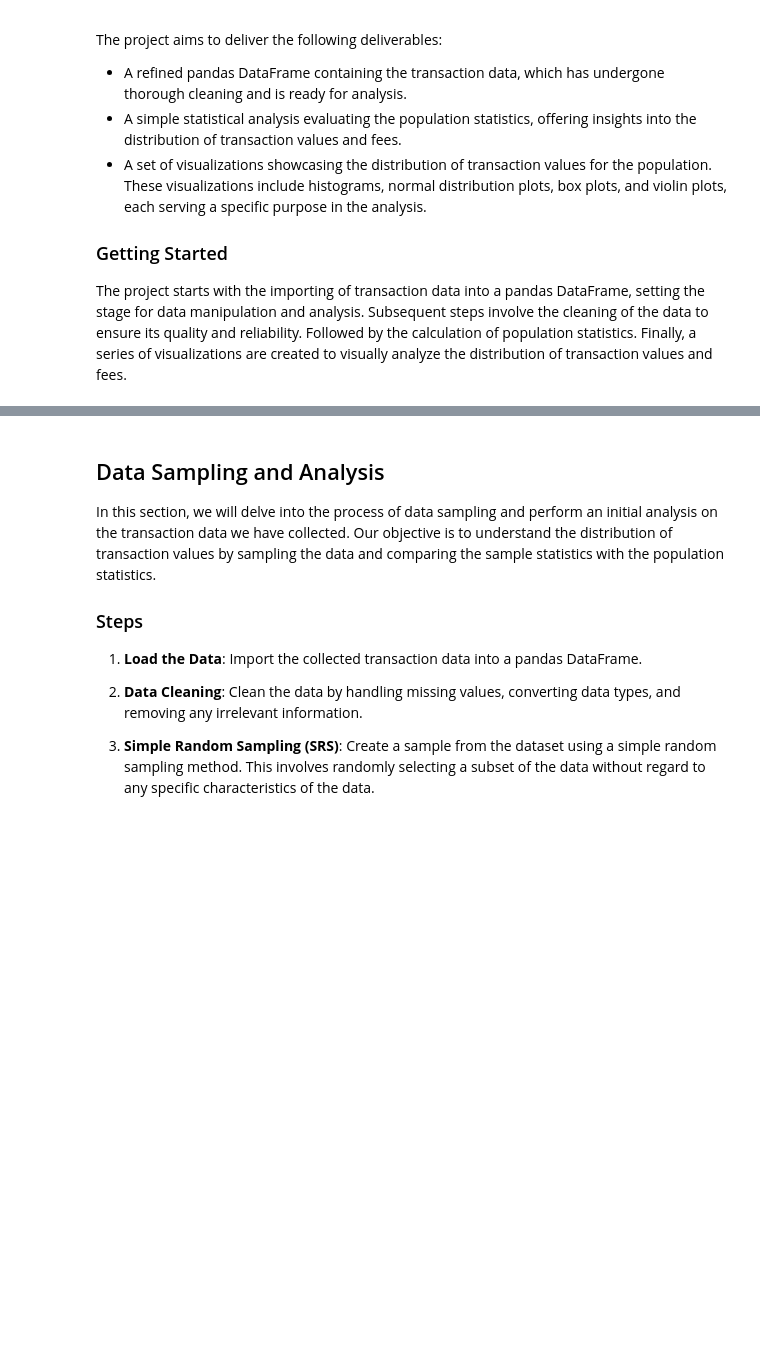
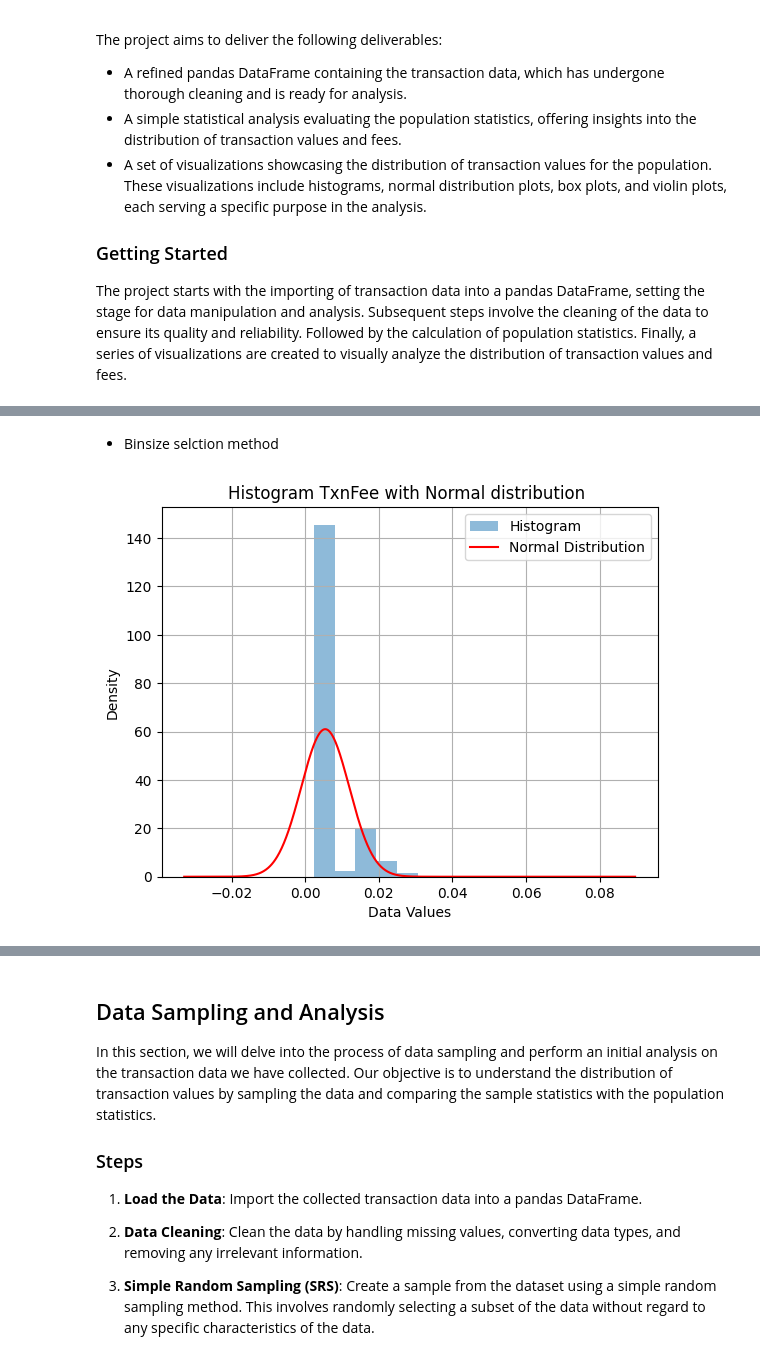
Before and after one commit to amirmfarzane/Data-Science-Course-Projects, a Jupyter notebook: CA0/CA0.ipynb, the cells around one changed output, grey strips where cells are left out. Cells and saved outputs as stored; diff of their text form; code cells hidden in the pictures; blank space fills up the shorter version.

```diff
--- a/CA0/CA0.ipynb
+++ b/CA0/CA0.ipynb
@@ -243,0 +314,34 @@ The project starts with the importing of transaction data into a pandas DataFram
+# %% [markdown]
+- Binsize selction method
+# %%
+from scipy.stats import norm
+import matplotlib.pyplot as plt
+
+def hist_with_normal(df, title):
+    df.plot(kind='hist', bins=10, density=True, alpha=0.5, label='Histogram')
+    # Parameters for the normal distribution (mean and standard deviation)
+    mu, sigma = df.mean(), df.std()
+
+    # Create a range of x values for the curve
+    avg_min_max = (df.max() + df.min())/2
+    x_range = np.linspace( -df.min()-avg_min_max, df.max()+avg_min_max, 1000)
+
+    # Compute the PDF of the normal distribution
+    pdf_values = norm.pdf(x_range, mu, sigma)
+
+    # Plot the normal distribution curve
+    plt.plot(x_range, pdf_values, color='red', label='Normal Distribution')
+
+    # Customize the plot
+    plt.xlabel('Data Values')
+    plt.ylabel('Density')
+    plt.title(title)
+    plt.legend()
+    plt.grid()
+
+    # Show the plot
+    plt.show()
+# %%
+hist_with_normal(df_Value_without_zero['TxnFee'], "Histogram TxnFee with Normal distribution ")
+# %% [output]
+[figure, added]
```
Also changed, not shown: parts of 46 cells of this notebook.
